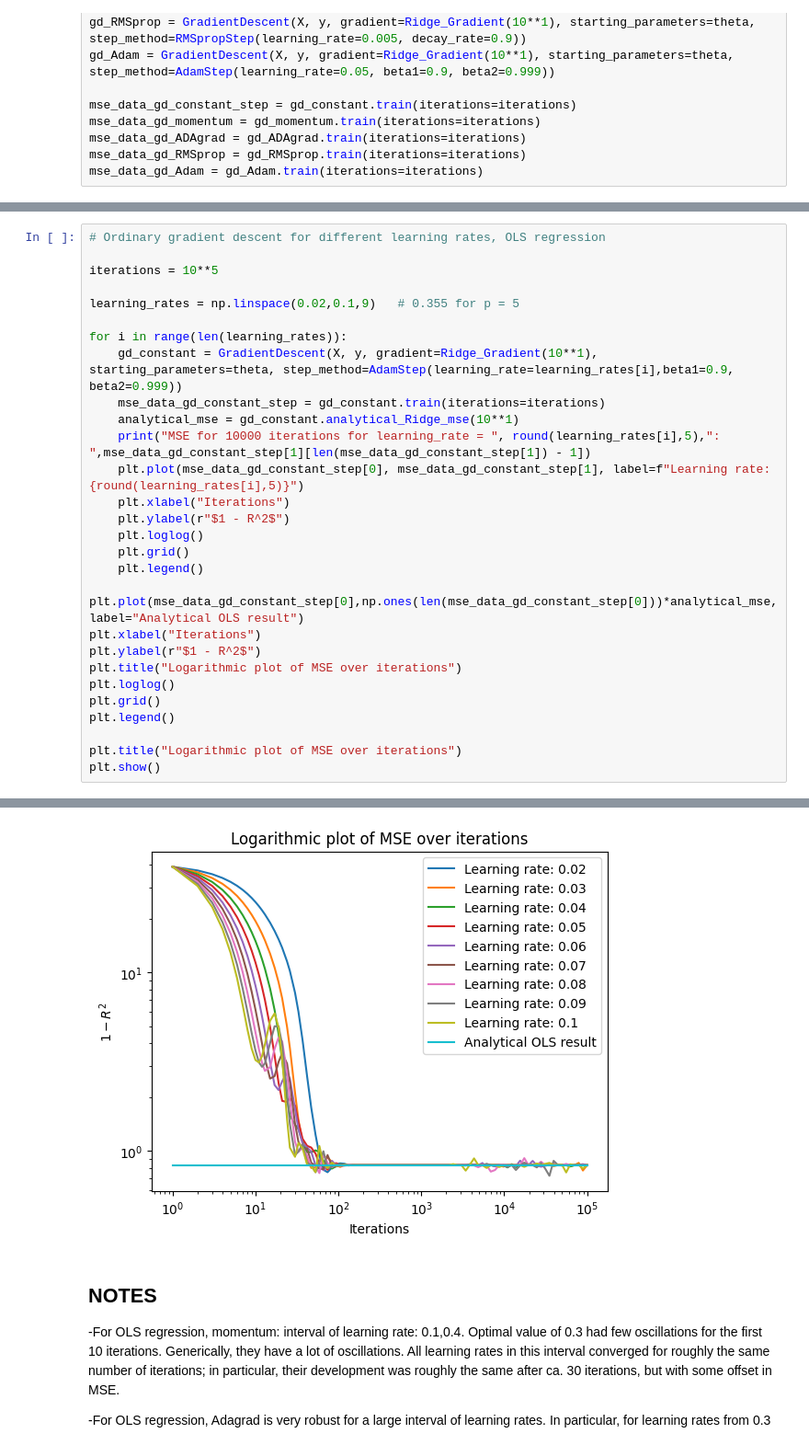
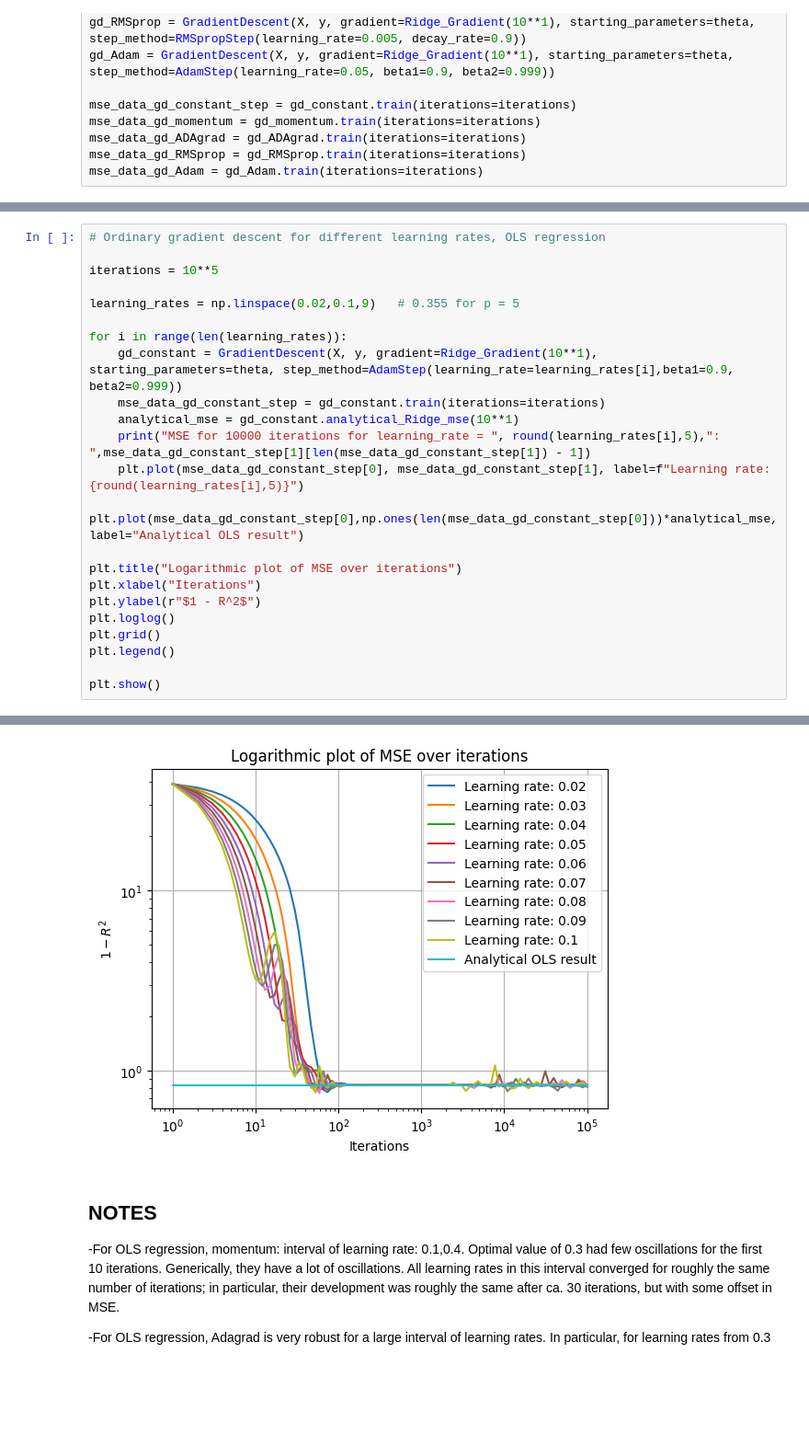
Before and after one commit to HeineEH/FYS-STK3155-4155_Project1, a Jupyter notebook: code/project_1d.ipynb, the cells around one changed output, grey strips where cells are left out. Shown: that part at 92% size. Drawn from its saved outputs; the diff is of its cells as text; blank space fills up the shorter version.

Commit message:
Removed redundant plotting code

```diff
--- a/code/project_1d.ipynb
+++ b/code/project_1d.ipynb
@@ -140,20 +131,15 @@ for i in range(len(learning_rates)):
     analytical_mse = gd_constant.analytical_Ridge_mse(10**1)
     print("MSE for 10000 iterations for learning_rate = ", round(learning_rates[i],5),": ",mse_data_gd_constant_step[1][len(mse_data_gd_constant_step[1]) - 1])
     plt.plot(mse_data_gd_constant_step[0], mse_data_gd_constant_step[1], label=f"Learning rate: {round(learning_rates[i],5)}")
-    plt.xlabel("Iterations")
-    plt.ylabel(r"$1 - R^2$")
-    plt.loglog()
-    plt.grid()
-    plt.legend()
 
 plt.plot(mse_data_gd_constant_step[0],np.ones(len(mse_data_gd_constant_step[0]))*analytical_mse,label="Analytical OLS result")
+
+plt.title("Logarithmic plot of MSE over iterations")
 plt.xlabel("Iterations")
 plt.ylabel(r"$1 - R^2$")
-plt.title("Logarithmic plot of MSE over iterations")
 plt.loglog()
 plt.grid()
 plt.legend()
 
-plt.title("Logarithmic plot of MSE over iterations")
 plt.show()
 # %% [output]
@@ -169,4 +155,4 @@ MSE for 10000 iterations for learning_rate =  0.1 :  0.8313848214691159
-[figure, old version]
+[figure, new version]
 # %% [markdown]
 ## NOTES
 
```
Also changed, not shown: parts of 3 cells of this notebook, 1 other file.
